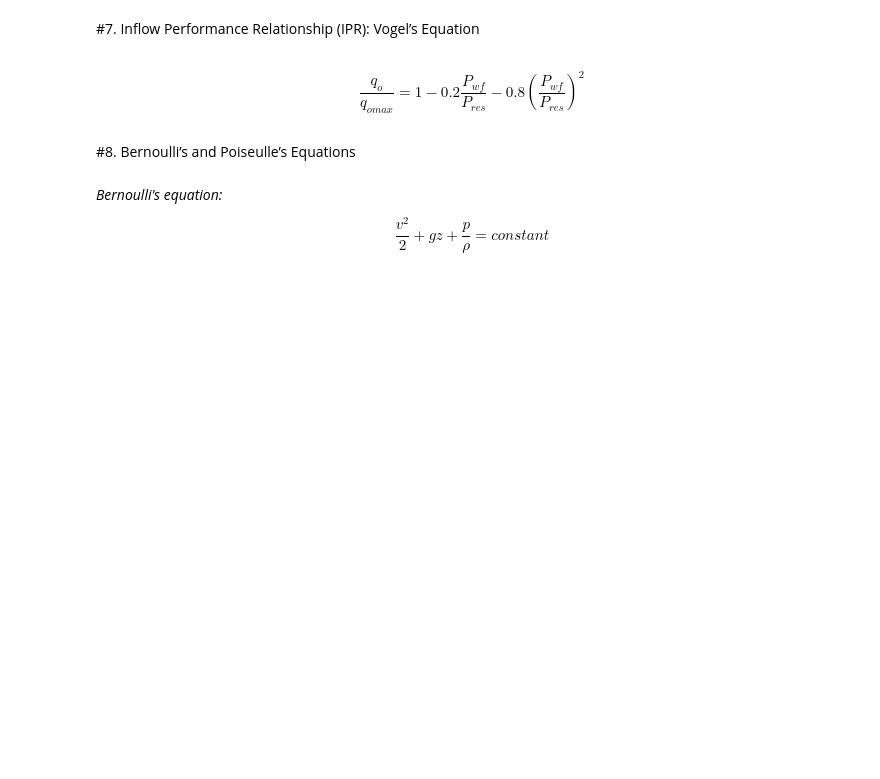
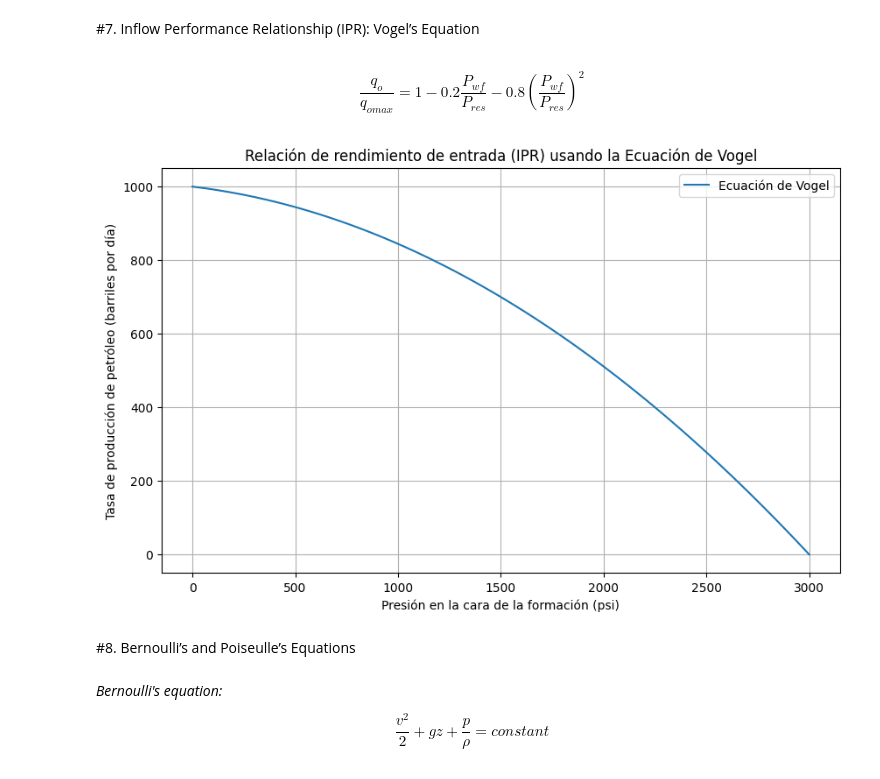
Before and after one commit to edisonc57/exercises, a Jupyter notebook: 10_Equations_That_Drive_the_Petroleum_Industry.ipynb, the cells around one changed output. Drawn from its saved outputs; the diff is of its cells as text; code cells hidden in the pictures; blank space fills up the shorter version.

```diff
--- a/10_Equations_That_Drive_the_Petroleum_Industry.ipynb
+++ b/10_Equations_That_Drive_the_Petroleum_Industry.ipynb
@@ -20,3 +69,17 @@ $$
 $$
 N_p =  \frac {OOIP}{\phi} (\frac {P_i - P_{wf}} {m} - \frac {\Delta P} {m}  ) + N_{po}
 $$
+# %%
+# Datos
+OOIP = 100000  # Barriles
+porosidad = 0.2  # Porosidad
+P_i = 3000  # Presión inicial en psi
+P_wf = 1000  # Presión en la cara de la formación en psi
+m = 1.5  # Pendiente de la relación presión-volumen
+Delta_P = 500  # Diferencia de presión en psi
+N_po = 1000  # Producción inicial de petróleo en barriles
+
+# Calculo de N_p usando la ecuación de balance de materiales
+N_p = (OOIP / porosidad) * ((P_i - P_wf) / m - Delta_P / m) + N_po
+
+print(f"La cantidad de petróleo producido es de aproximadamente {N_p:.2f} barriles.")
@@ -44,6 +149,36 @@ $$
 $$
 \frac {q_o} {q_{omax}} = 1 - 0.2 \frac {P_{wf}} {P_{res}} - 0.8 (\frac {P_{wf}} {P_{res}})^2
 $$
+# %%
+import numpy as np
+import matplotlib.pyplot as plt
+
+# Datos
+q_omax = 1000  # Tasa máxima de producción en barriles por día
+P_res = 3000  # Presión del yacimiento en psi
+
+# Función que define la ecuación de Vogel
+def vogel_equation(P_wf, q_omax, P_res):
+    q_o = q_omax * (1 - 0.2 * (P_wf / P_res) - 0.8 * (P_wf / P_res) ** 2)
+    return q_o
+
+# Generar valores de presión en la cara de la formación desde 0 hasta P_res
+P_wf_values = np.linspace(0, P_res, 100)
+
+# Calcular la tasa de producción para cada valor de presión en la cara de la formación
+q_o_values = vogel_equation(P_wf_values, q_omax, P_res)
+
+# Graficar la relación de rendimiento de entrada (IPR)
+plt.figure(figsize=(10, 6))
+plt.plot(P_wf_values, q_o_values, label="Ecuación de Vogel")
+plt.xlabel('Presión en la cara de la formación (psi)')
+plt.ylabel('Tasa de producción de petróleo (barriles por día)')
+plt.title('Relación de rendimiento de entrada (IPR) usando la Ecuación de Vogel')
+plt.legend()
+plt.grid(True)
+plt.show()
+# %% [output]
+[figure, added]
 # %% [markdown]
 #8. Bernoulli’s and Poiseulle’s Equations
 # %% [markdown]
```
Also changed, not shown: parts of 11 cells of this notebook.
